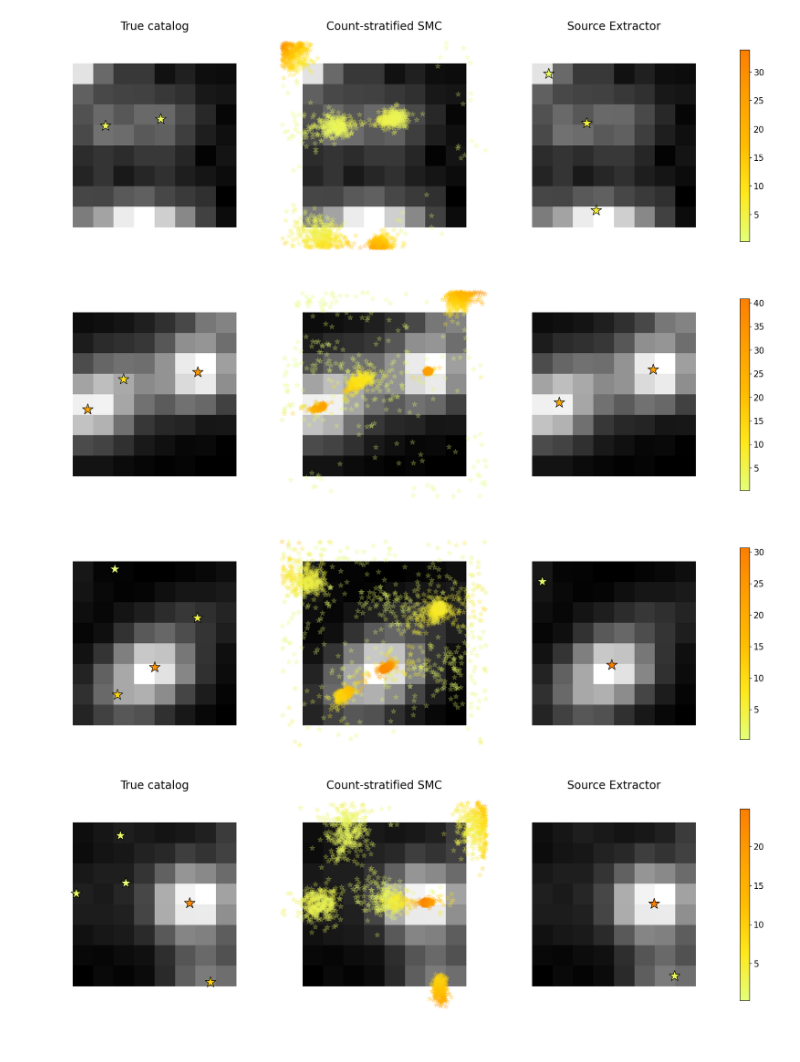
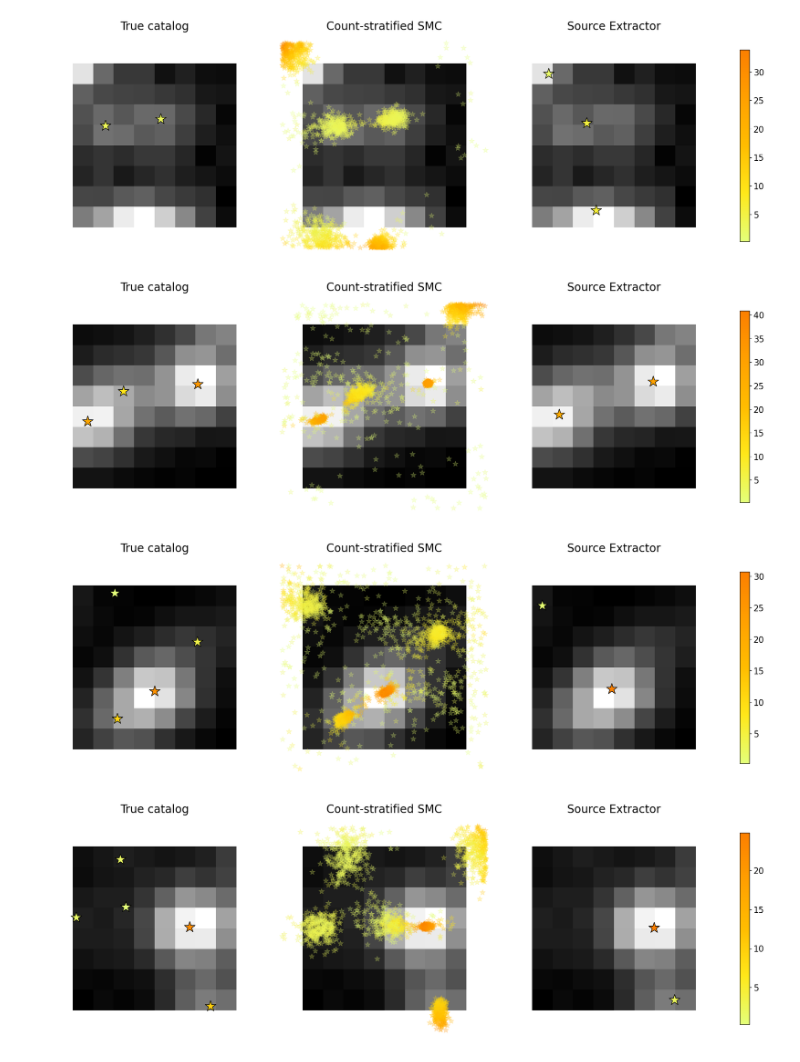
Before and after one commit to timwhite0/smcdet, a Jupyter notebook: experiments/manuscript/m71_manyimages/results/results.ipynb, the cells around one changed output. Saved outputs shown, nothing was run; the diff lists cells and outputs as text; code cells hidden in the pictures.

Commit message:
Minor detection plot updates

```diff
--- a/experiments/manuscript/m71_manyimages/results/results.ipynb
+++ b/experiments/manuscript/m71_manyimages/results/results.ipynb
@@ -268,21 +268,21 @@ fig.savefig('figures/m71_detections_count2_all.png', dpi = 250, transparent = Tr
 # %%
 idx = 297
 
-fig = plot_detections(image_index = idx, smc_cat_idx = "all", title = False,
+fig = plot_detections(image_index = idx, smc_cat_idx = "all",
                       smc_star_size = smc_star_size, smc_star_alpha = smc_star_alpha)
 
 fig.savefig('figures/m71_detections_count3_all.png', dpi = 250, transparent = True, bbox_inches = 'tight', pad_inches = 0)
 # %% [output]
-[figure, old version]
+[figure, new version]
 # %%
 idx = 148
 
-fig = plot_detections(image_index = idx, smc_cat_idx = "all", title = False,
+fig = plot_detections(image_index = idx, smc_cat_idx = "all",
                       smc_star_size = smc_star_size, smc_star_alpha = smc_star_alpha)
 
 fig.savefig('figures/m71_detections_count4_all.png', dpi = 250, transparent = True, bbox_inches = 'tight', pad_inches = 0)
 # %% [output]
-[figure, old version]
+[figure, new version]
 # %%
 idx = 320
 
```
Also changed, not shown: 1 other file.
